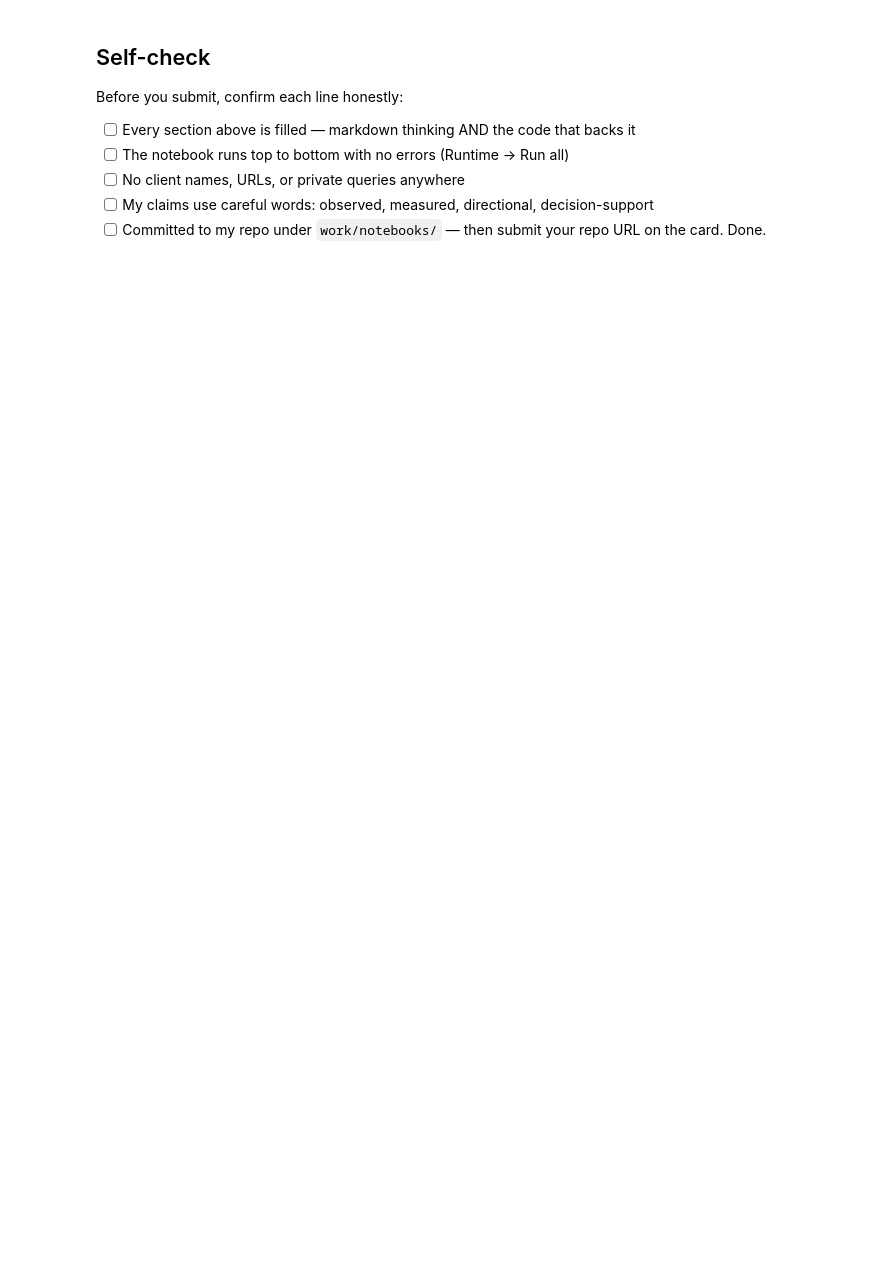
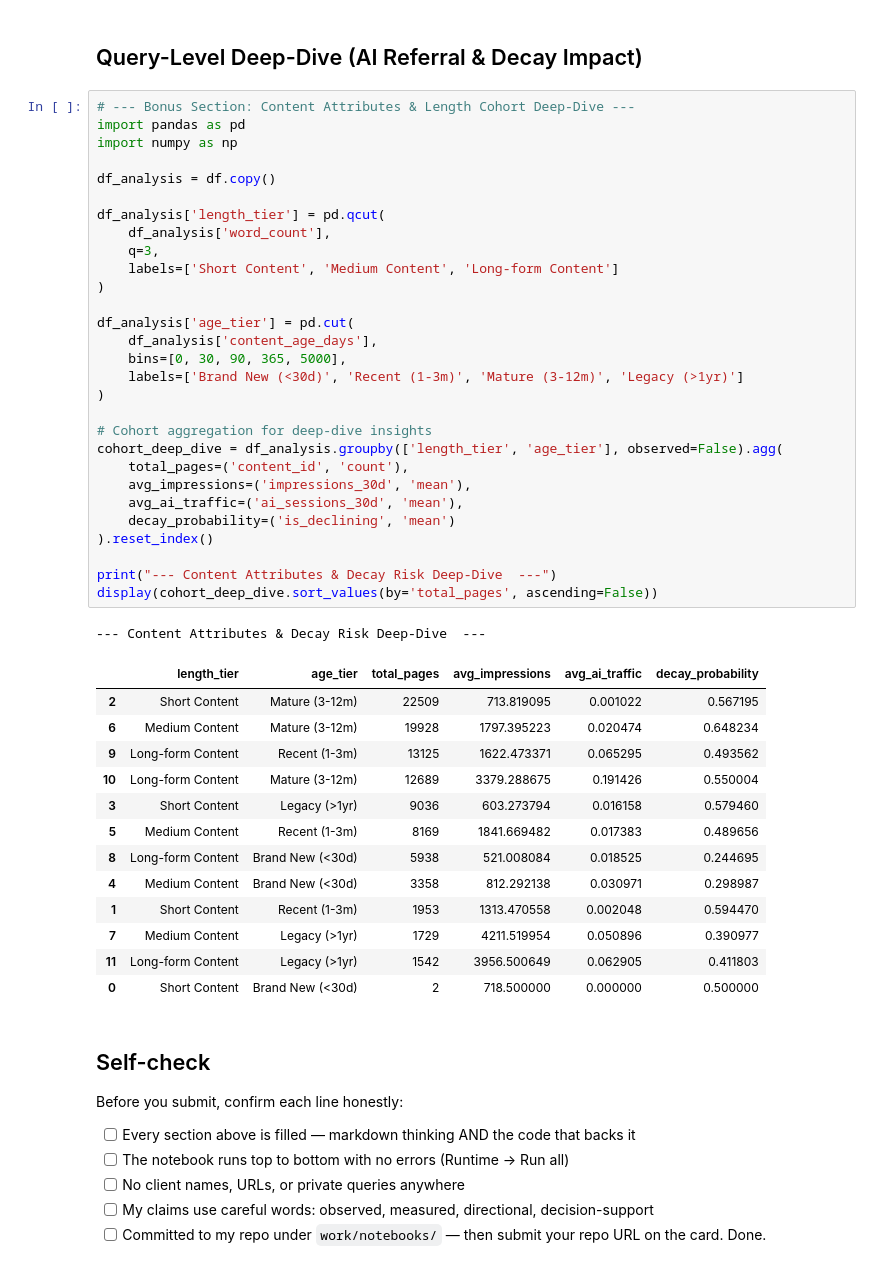
Before and after one commit to Nayab189/flyrank-internship, a Jupyter notebook: work/notebooks/w05_model.ipynb, the cells around one changed output. Drawn from its saved outputs; the diff is of its cells as text; blank space fills up the shorter version.

```diff
--- a/work/notebooks/w05_model.ipynb
+++ b/work/notebooks/w05_model.ipynb
@@ -227,3 +449,49 @@ Mean Average Position for Over-flagged (FP): 15.5
+# %% [markdown]
+## Query-Level Deep-Dive (AI Referral & Decay Impact)
+# %%
+# --- Bonus Section: Content Attributes & Length Cohort Deep-Dive ---
+import pandas as pd
+import numpy as np
+
+df_analysis = df.copy()
+
+df_analysis['length_tier'] = pd.qcut(
+    df_analysis['word_count'],
+    q=3,
+    labels=['Short Content', 'Medium Content', 'Long-form Content']
+)
+
+df_analysis['age_tier'] = pd.cut(
+    df_analysis['content_age_days'],
+    bins=[0, 30, 90, 365, 5000],
+    labels=['Brand New (<30d)', 'Recent (1-3m)', 'Mature (3-12m)', 'Legacy (>1yr)']
+)
+
+# Cohort aggregation for deep-dive insights
+cohort_deep_dive = df_analysis.groupby(['length_tier', 'age_tier'], observed=False).agg(
+    total_pages=('content_id', 'count'),
+    avg_impressions=('impressions_30d', 'mean'),
+    avg_ai_traffic=('ai_sessions_30d', 'mean'),
+    decay_probability=('is_declining', 'mean')
+).reset_index()
+
+print("--- Content Attributes & Decay Risk Deep-Dive  ---")
+display(cohort_deep_dive.sort_values(by='total_pages', ascending=False))
+# %% [output]
+--- Content Attributes & Decay Risk Deep-Dive  ---
+|  | length_tier | age_tier | total_pages | avg_impressions | avg_ai_traffic | decay_probability |
+| 2 | Short Content | Mature (3-12m) | 22509 | 713.819095 | 0.001022 | 0.567195 |
+| 6 | Medium Content | Mature (3-12m) | 19928 | 1797.395223 | 0.020474 | 0.648234 |
+| 9 | Long-form Content | Recent (1-3m) | 13125 | 1622.473371 | 0.065295 | 0.493562 |
+| 10 | Long-form Content | Mature (3-12m) | 12689 | 3379.288675 | 0.191426 | 0.550004 |
+| 3 | Short Content | Legacy (>1yr) | 9036 | 603.273794 | 0.016158 | 0.579460 |
+| 5 | Medium Content | Recent (1-3m) | 8169 | 1841.669482 | 0.017383 | 0.489656 |
+| 8 | Long-form Content | Brand New (<30d) | 5938 | 521.008084 | 0.018525 | 0.244695 |
+| 4 | Medium Content | Brand New (<30d) | 3358 | 812.292138 | 0.030971 | 0.298987 |
+| 1 | Short Content | Recent (1-3m) | 1953 | 1313.470558 | 0.002048 | 0.594470 |
+| 7 | Medium Content | Legacy (>1yr) | 1729 | 4211.519954 | 0.050896 | 0.390977 |
+| 11 | Long-form Content | Legacy (>1yr) | 1542 | 3956.500649 | 0.062905 | 0.411803 |
+| 0 | Short Content | Brand New (<30d) | 2 | 718.500000 | 0.000000 | 0.500000 |
 # %% [markdown]
 ## Self-check
 
```
Also changed, not shown: parts of 20 cells of this notebook.
